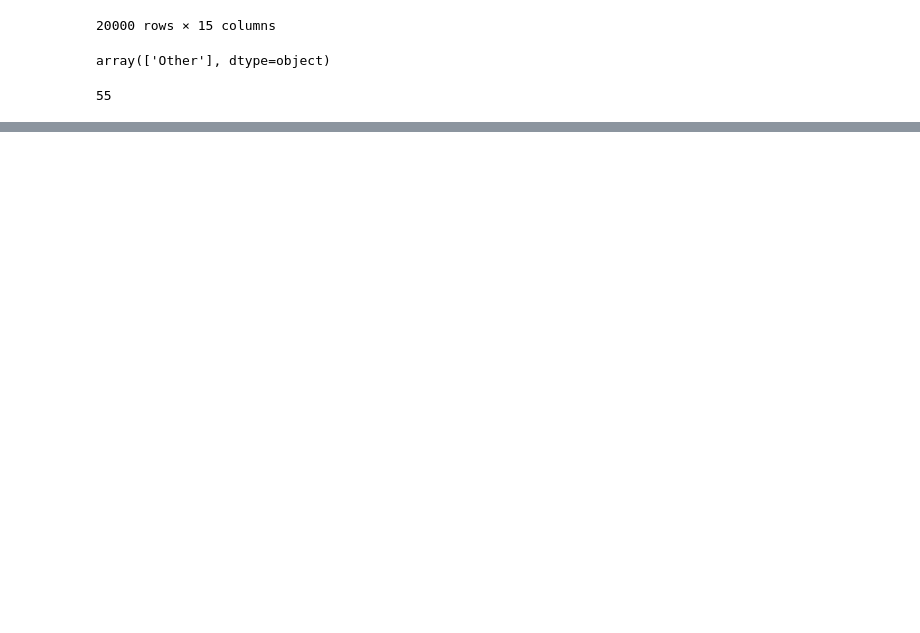
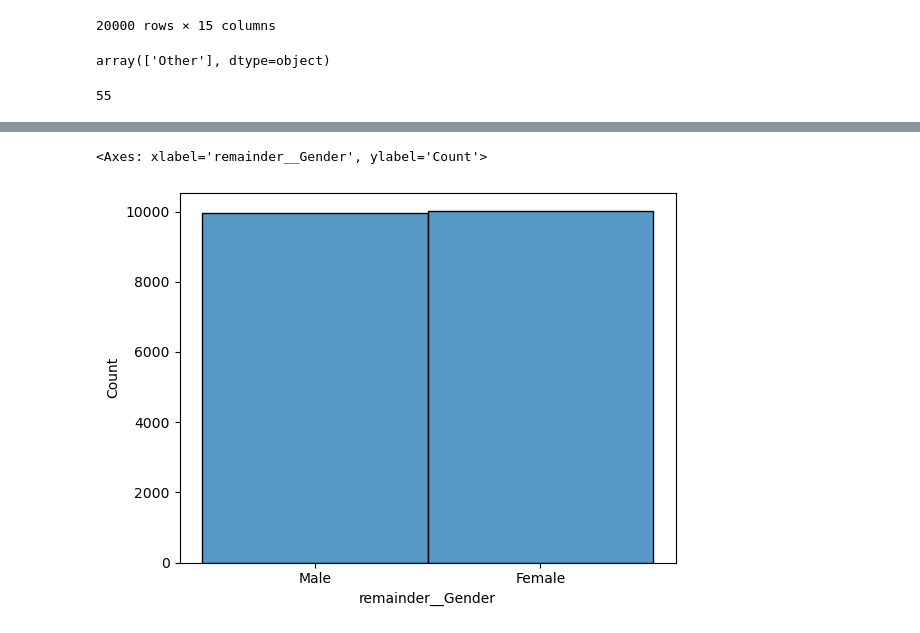
Before and after one commit to FjCardona/LifeStyle-Data-Analysis, a Jupyter notebook: notebooks/ExploratoryAnalysis.ipynb, the cells around one changed output, grey strips where cells are left out. Cells and saved outputs as stored; diff of their text form; code cells hidden in the pictures; blank space fills up the shorter version.

```diff
--- a/notebooks/ExploratoryAnalysis.ipynb
+++ b/notebooks/ExploratoryAnalysis.ipynb
@@ -167,0 +226,5 @@ df_encoded
+# %%
+sns.histplot(x=df_encoded['remainder__Gender'])
+# %% [output]
+<Axes: xlabel='remainder__Gender', ylabel='Count'>
+[figure, added]
```
Also changed, not shown: parts of 9 cells of this notebook, 3 other files.
